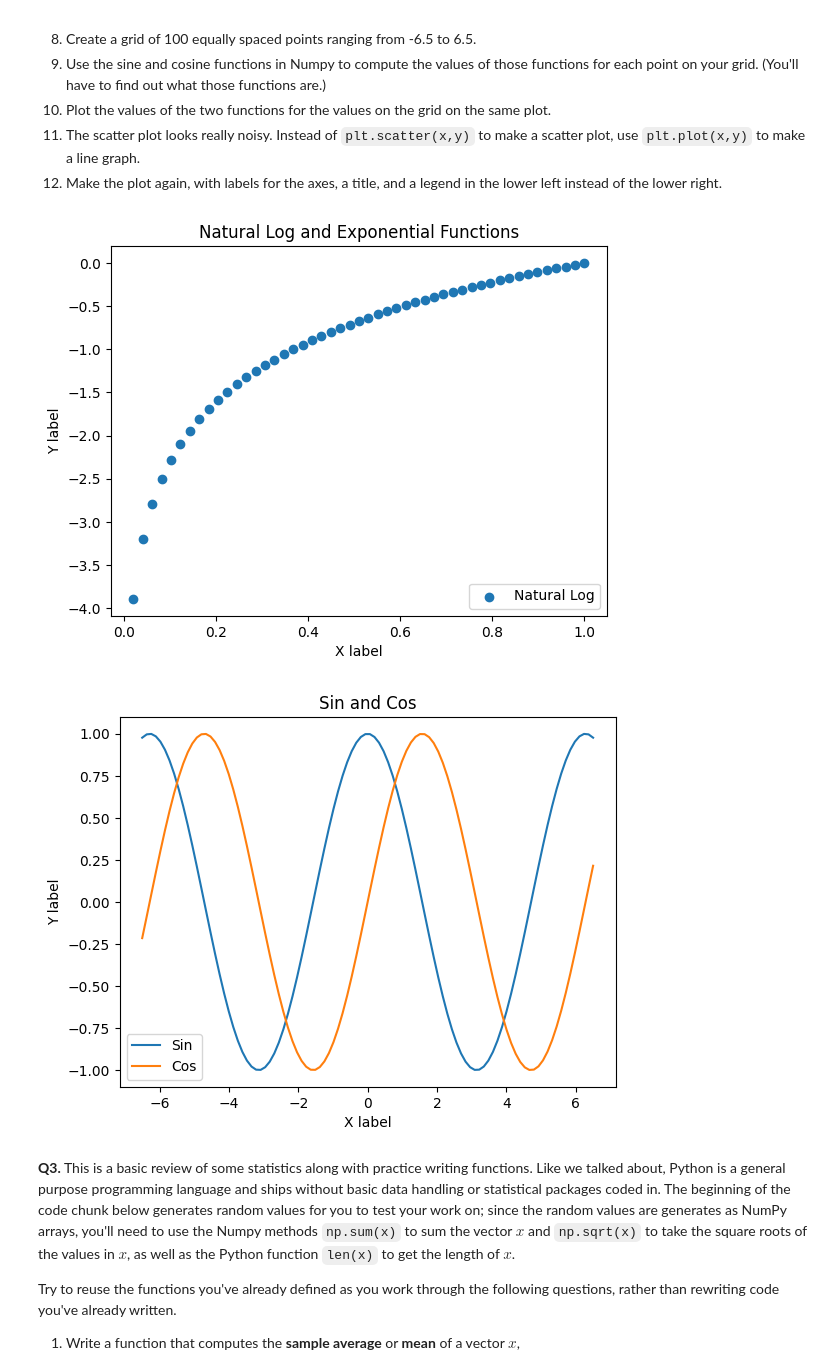
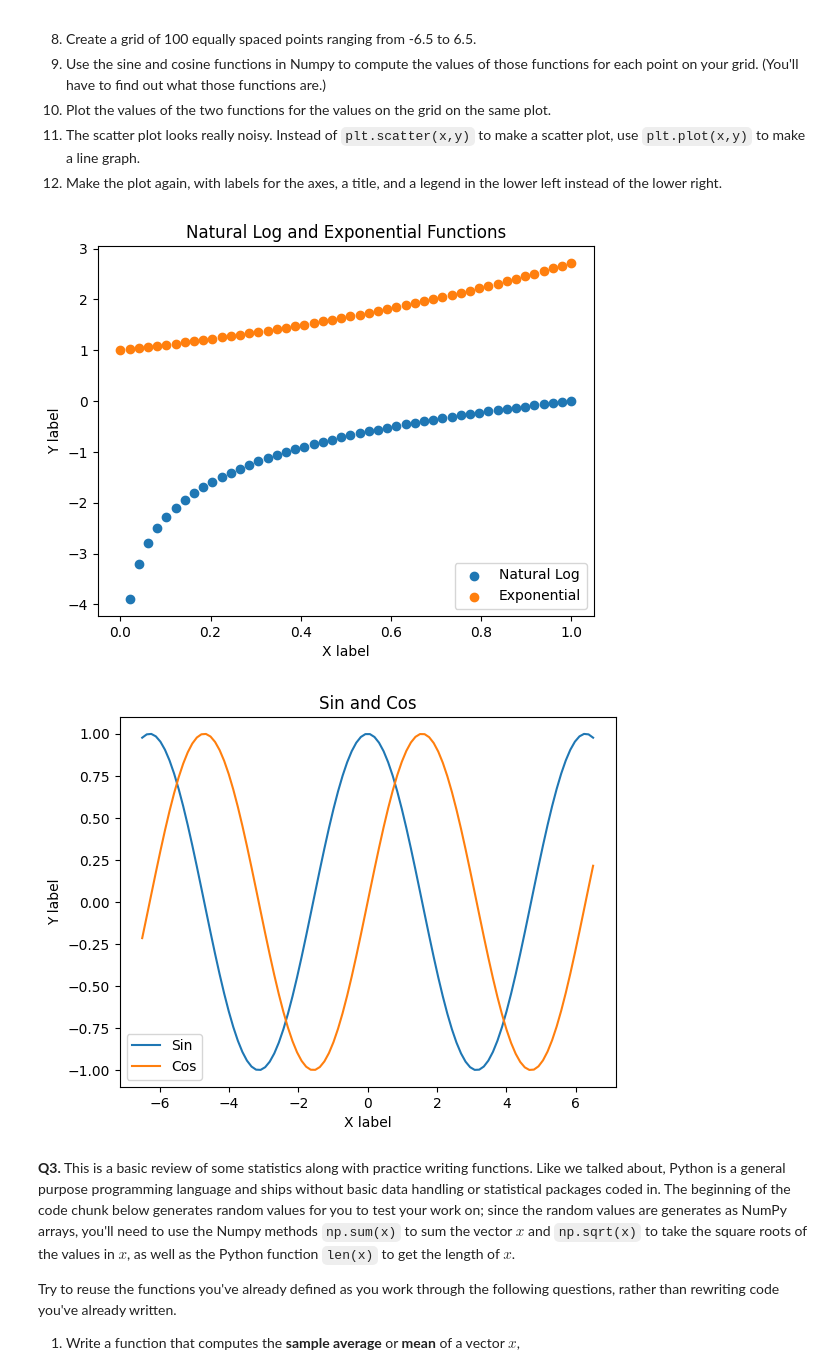
Before and after one commit to kevindangkhoama/programming, a Jupyter notebook: assignment/assignment_programming.ipynb, the cells around one changed output. Saved outputs shown, nothing was run; the diff lists cells and outputs as text; code cells hidden in the pictures.

```diff
--- a/assignment/assignment_programming.ipynb
+++ b/assignment/assignment_programming.ipynb
@@ -74,34 +74,35 @@ Now do it again, with slightly less direction:
 import numpy as np
 import matplotlib.pyplot as plt
 
 #2-7
 x = np.linspace(0, 1, 50)
 y = np.log(x)
 z = np.exp(x)
 
 plt.scatter(x,y, label='Natural Log')
+plt.scatter(x,z, label='Exponential')
 plt.xlabel('X label')
 plt.ylabel('Y label')
 plt.title("Natural Log and Exponential Functions")
 plt.legend(loc = 'lower right')
 plt.show()
 
 #8-10
 x = np.linspace(-6.5, 6.5, 100)
 y = np.cos(x)
 z = np.sin(x)
 # plt.scatter(x,y, label = 'Sin')
 # plt.scatter(x,z, label = 'Cos')
 #11-12
 plt.plot(x,y, label = 'Sin')
 plt.plot(x,z, label = 'Cos')
 plt.xlabel('X label')
 plt.ylabel('Y label')
 plt.legend(loc = 'lower left')
 plt.title('Sin and Cos')
 plt.show()
 # %% [output]
-[figure, old version]
+[figure, new version]
 [figure]
 # %% [markdown]
 **Q3.** This is a basic review of some statistics along with practice writing functions. Like we talked about, Python is a general purpose programming language and ships without basic data handling or statistical packages coded in. The beginning of the code chunk below generates random values for you to test your work on; since the random values are generates as NumPy arrays, you'll need to use the Numpy methods `np.sum(x)` to sum the vector $x$ and `np.sqrt(x)` to take the square roots of the values in $x$, as well as the Python function `len(x)` to get the length of $x$.
```
